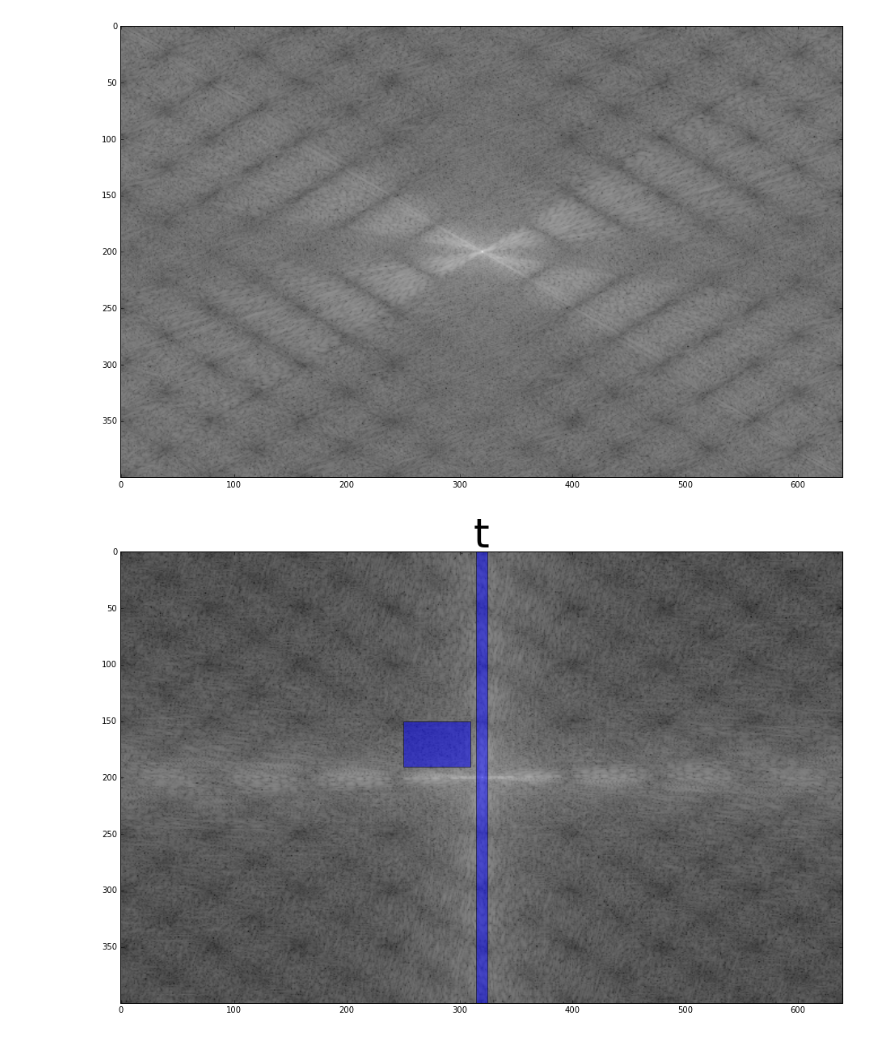
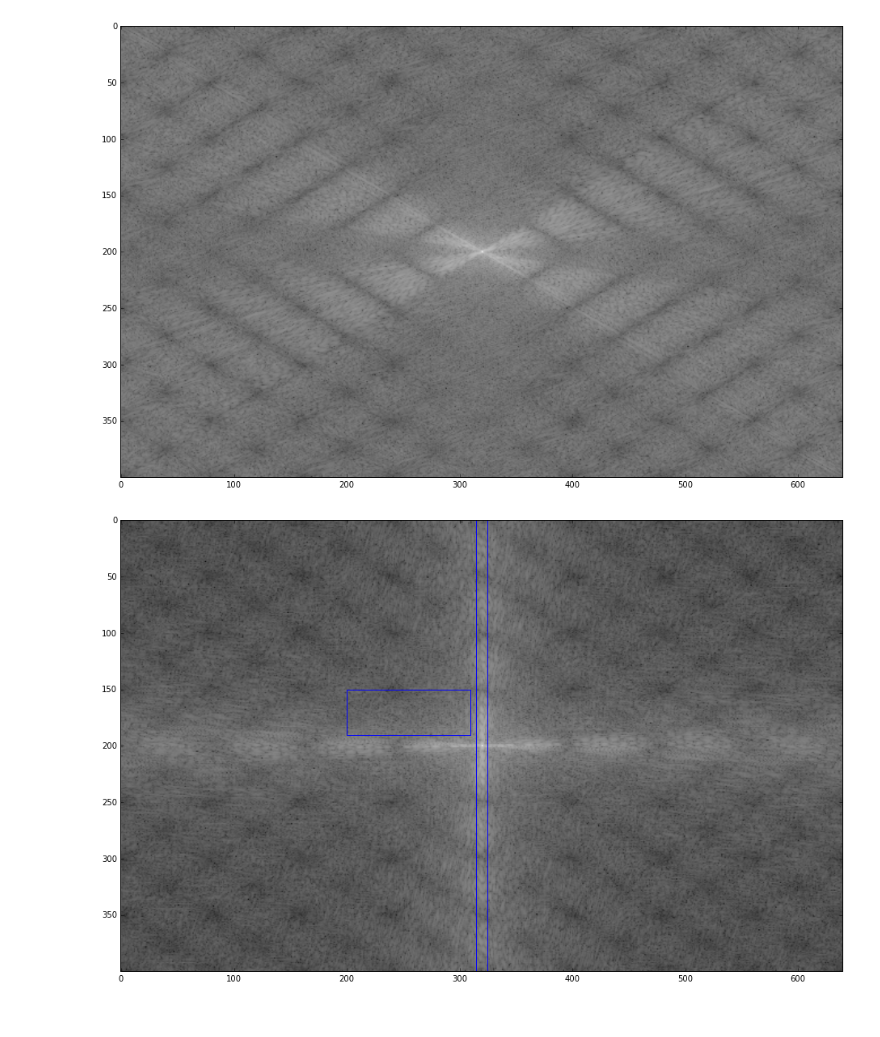
Before and after one commit to rowankyp/sps, a Jupyter notebook: cw2.ipynb, the cells around one changed output. Drawn from its saved outputs; the diff is of its cells as text; code cells hidden in the pictures.

```diff
--- a/cw2.ipynb
+++ b/cw2.ipynb
@@ -115,36 +115,40 @@ def superImposeAndPlot(fts,letter):
     plt.show()
 
 def plotMasks(fts, letter):
     average = np.sum(fts, axis=0)
     fig1 = plt.figure()
     ax1  = fig1.add_subplot( 111 )
     ax1.add_patch(mpatches.Rectangle(
-    (250, 150),   # (x,y)
-    60,          # width
+    (200, 150),   # (x,y)
+    110,          # width
     40,          # height
-    alpha=0.5
+    color="b",
+    fill=False
     )
     )
     ax1.add_patch(mpatches.Rectangle(
     (315, 0),   # (x,y)
     10,          # width
     400,          # height
-    alpha=0.5
+    color="b",
+    fill = False
     )
     )
     ax1.axis("on")
-    ax1.set_title(letter, {'fontsize':50})
+#     ax1.set_title(letter, {'fontsize':50})
     ax1.imshow( np.log( np.absolute(average) + 1 ), cmap='gray' ) # io.
     plt.show()
 
 
 
 superImposeAndPlot(getFTs(Ts),"t")
 superImposeAndPlot(getFTs(Ss),"s")
 superImposeAndPlot(getFTs(Vs),"v")
 plotMasks(getFTs(Ts),"t");
+plotMasks(getFTs(Ss),"s");
+plotMasks(getFTs(Vs),"v");
 # %% [output]
 [figure]
 [figure]
 [figure]
-[figure, old version]
+[figure, new version]
```
Also changed, not shown: parts of 1 cell of this notebook, 10 other files.
